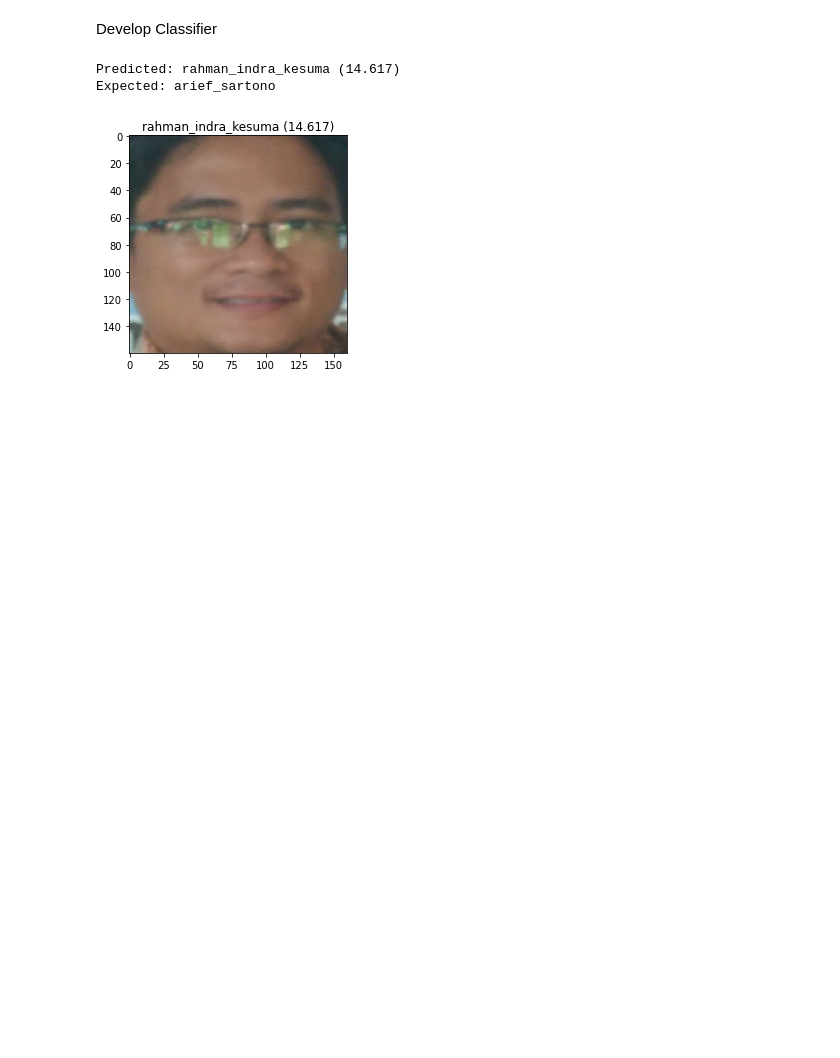
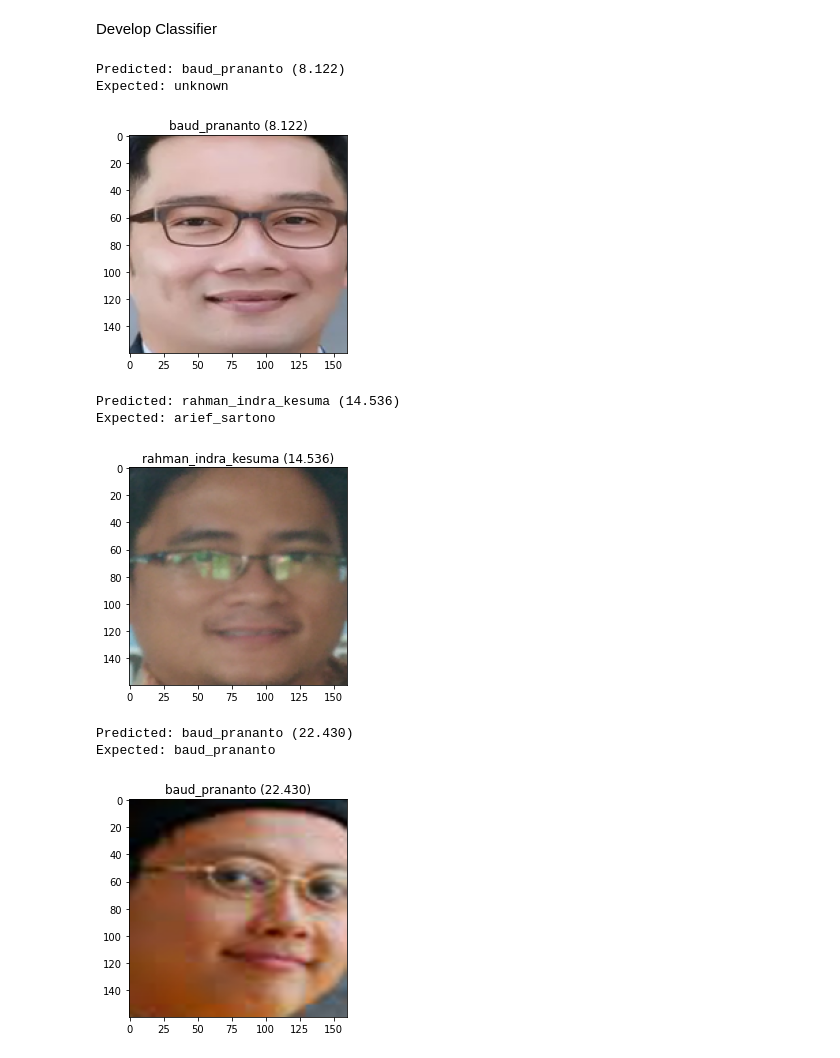
Before and after one commit to prananto/baud.prananto, a Jupyter notebook: Face_Recognition_using_Facenet.ipynb, the cells around one changed output. Drawn from its saved outputs; the diff is of its cells as text; code cells hidden in the pictures; blank space fills up the shorter version.

```diff
--- a/Face_Recognition_using_Facenet.ipynb
+++ b/Face_Recognition_using_Facenet.ipynb
@@ -179,53 +179,59 @@ Develop Classifier
 from random import choice
 from numpy import load
 from numpy import expand_dims
 from sklearn.preprocessing import LabelEncoder
 from sklearn.preprocessing import Normalizer
 from sklearn.svm import SVC
 from matplotlib import pyplot
 # load faces
 data = load('kelas-dataset.npz')
 testX_faces = data['arr_2']
 # load face embeddings
 data = load('kelas-embeddings.npz')
 trainX, trainy, testX, testy = data['arr_0'], data['arr_1'], data['arr_2'], data['arr_3']
 # normalize input vectors
 in_encoder = Normalizer(norm='l2')
 trainX = in_encoder.transform(trainX)
 testX = in_encoder.transform(testX)
 # label encode targets
 out_encoder = LabelEncoder()
 out_encoder.fit(trainy)
 trainy = out_encoder.transform(trainy)
 testy = out_encoder.transform(testy)
 # fit model
 model = SVC(kernel='linear', probability=True)
 model.fit(trainX, trainy)
 # test model on a random example from the test dataset
 #selection = choice([i for i in range(testX.shape[0])])
 
 #select picture to test
-selection = 1
-random_face_pixels = testX_faces[selection]
-random_face_emb = testX[selection]
-random_face_class = testy[selection]
-random_face_name = out_encoder.inverse_transform([random_face_class])
-# prediction for the face
-samples = expand_dims(random_face_emb, axis=0)
-yhat_class = model.predict(samples)
-yhat_prob = model.predict_proba(samples)
-# get name
-class_index = yhat_class[0]
-class_probability = yhat_prob[0,class_index] * 100
-predict_names = out_encoder.inverse_transform(yhat_class)
-print('Predicted: %s (%.3f)' % (predict_names[0], class_probability))
-print('Expected: %s' % random_face_name[0])
-# plot for fun
-pyplot.imshow(random_face_pixels)
-title = '%s (%.3f)' % (predict_names[0], class_probability)
-pyplot.title(title)
-pyplot.show()
+for selection in range (testX.shape[0]) :
+  random_face_pixels = testX_faces[selection]
+  random_face_emb = testX[selection]
+  random_face_class = testy[selection]
+  random_face_name = out_encoder.inverse_transform([random_face_class])
+  # prediction for the face
+  samples = expand_dims(random_face_emb, axis=0)
+  yhat_class = model.predict(samples)
+  yhat_prob = model.predict_proba(samples)
+  # get name
+  class_index = yhat_class[0]
+  class_probability = yhat_prob[0,class_index] * 100
+  predict_names = out_encoder.inverse_transform(yhat_class)
+  print('Predicted: %s (%.3f)' % (predict_names[0], class_probability))
+  print('Expected: %s' % random_face_name[0])
+  # plot for fun
+  pyplot.imshow(random_face_pixels)
+  title = '%s (%.3f)' % (predict_names[0], class_probability)
+  pyplot.title(title)
+  pyplot.show()
 # %% [output]
-Predicted: rahman_indra_kesuma (14.617)
-Expected: arief_sartono
+Predicted: baud_prananto (8.122)
+Expected: unknown
-[figure, old version]
+[figure, new version]
+Predicted: rahman_indra_kesuma (14.536)
+Expected: arief_sartono
+[figure, added]
+Predicted: baud_prananto (22.430)
+Expected: baud_prananto
+[figure, added]
```
